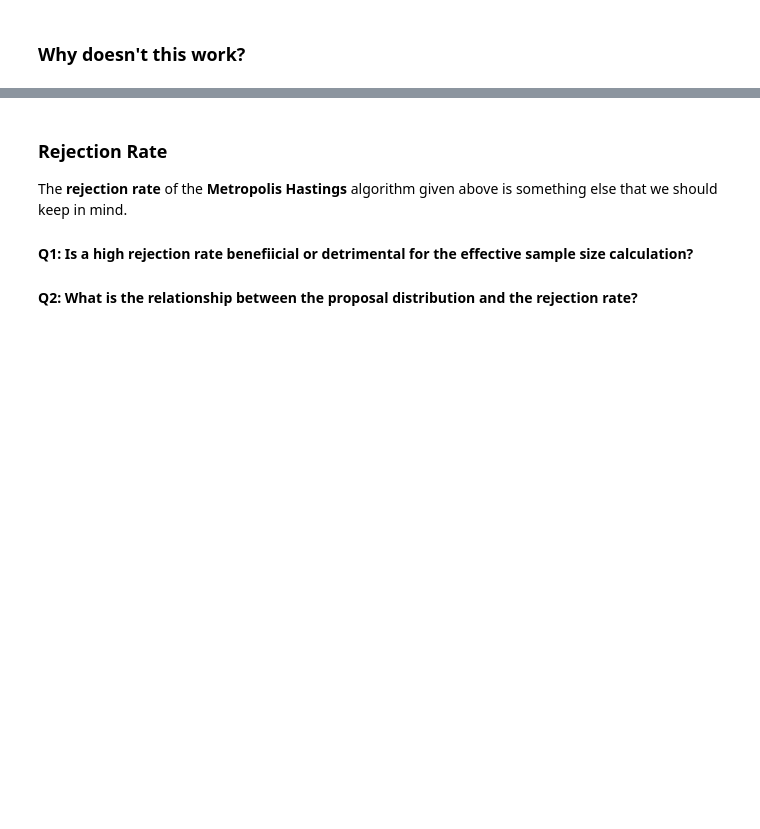
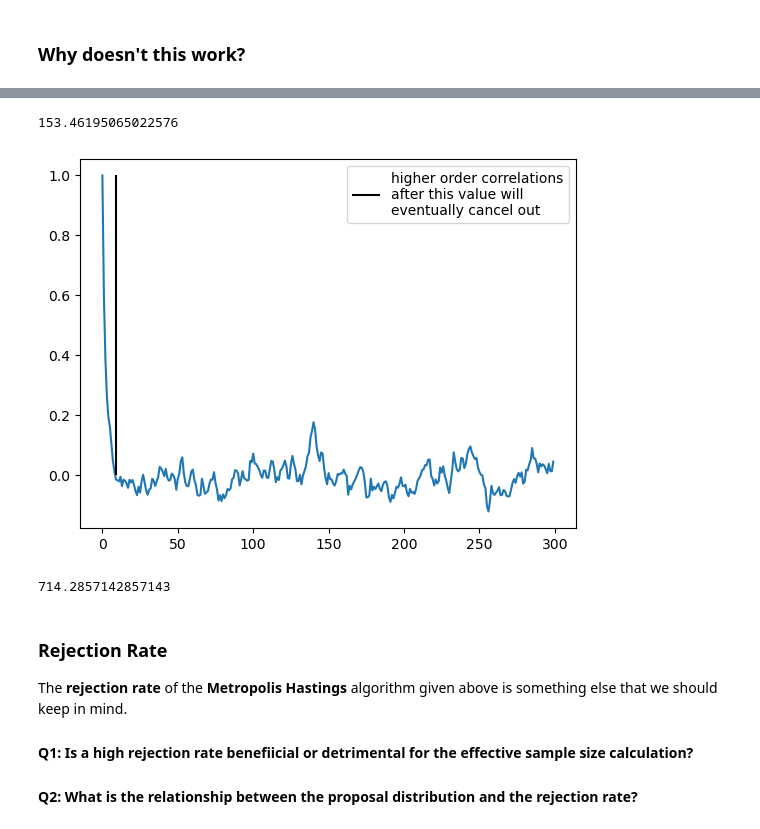
Before and after one commit to pointOfive/STA365daysofbayes, a Jupyter notebook: Bayes_03_Metropolis_Hastings.ipynb, the cells around one changed output, grey strips where cells are left out. Cells and saved outputs as stored; diff of their text form; code cells hidden in the pictures; blank space fills up the shorter version.

```diff
--- a/Bayes_03_Metropolis_Hastings.ipynb
+++ b/Bayes_03_Metropolis_Hastings.ipynb
@@ -89,19 +98,27 @@ m / (1 + 2*autocorrelations[:100].sum())
 # %%
 K = 300
 autocorrelations = np.ones(K)
 for t_plus_k in range(1, K):
     autocorrelations[t_plus_k] = np.corrcoef(x[:-t_plus_k], x[t_plus_k:])[0,1]
 
 approximation_stop = (autocorrelations < 0).cumsum()
 approximation_stop = approximation_stop*np.arange(K)
 approximation_stop = min(approximation_stop[approximation_stop>0])
 
 plt.plot(autocorrelations)
 plt.vlines(approximation_stop, ymin=0, ymax=1, color='k',
            label='higher order correlations\nafter this value will\neventually cancel out')
 plt.legend()
+
 # effective sample size
-m / (1 + 2*autocorrelations[:approximation_stop].sum())
+approximation_stop, m / (1 + 2*autocorrelations[:approximation_stop].sum())
+# %% [output]
+153.46195065022576
+[figure, added]
+# %%
+10000/14
+# %% [output]
+714.2857142857143
 # %% [markdown]
 ### Rejection Rate
 
```
Also changed, not shown: parts of 14 cells of this notebook.
